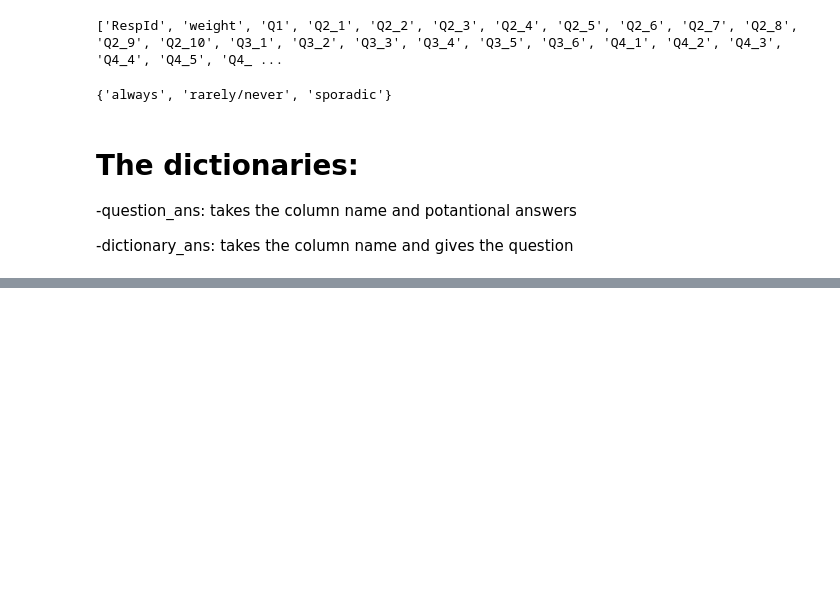
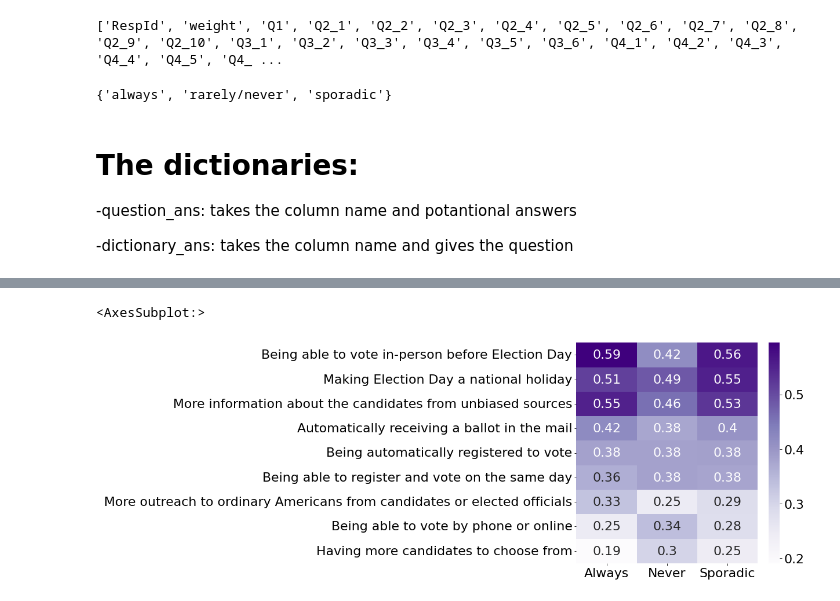
Before and after one commit to mbagci06/ece143, a Jupyter notebook: survey/survey_data.ipynb, the cells around one changed output, grey strips where cells are left out. Saved outputs shown, nothing was run; the diff lists cells and outputs as text; code cells hidden in the pictures; blank space fills up the shorter version.

```diff
--- a/survey/survey_data.ipynb
+++ b/survey/survey_data.ipynb
@@ -96,0 +179,3 @@ set(survey_data['voter_category'])
+# %%
+
+df_q19_3=pd.DataFrame(q19_ans_3,columns=q19_columns,index=['Always','Never','Sporadic'])
@@ -96,0 +205,2 @@ set(survey_data['voter_category'])
+# %%
+q19_high_tolow_index=df_q19_1.sort_values(0, ascending=False).index
@@ -96,0 +214,8 @@ set(survey_data['voter_category'])
+# %%
+plt.figure(figsize=[7,7])
+plt.rcParams.update({'font.size': 22})
+
+sns.heatmap(df_q19_3[q19_high_tolow_index].T,cmap='Purples',annot=True)
+# %% [output]
+<AxesSubplot:>
+[figure, added]
```
Also changed, not shown: parts of 12 cells of this notebook, 3 other files.
